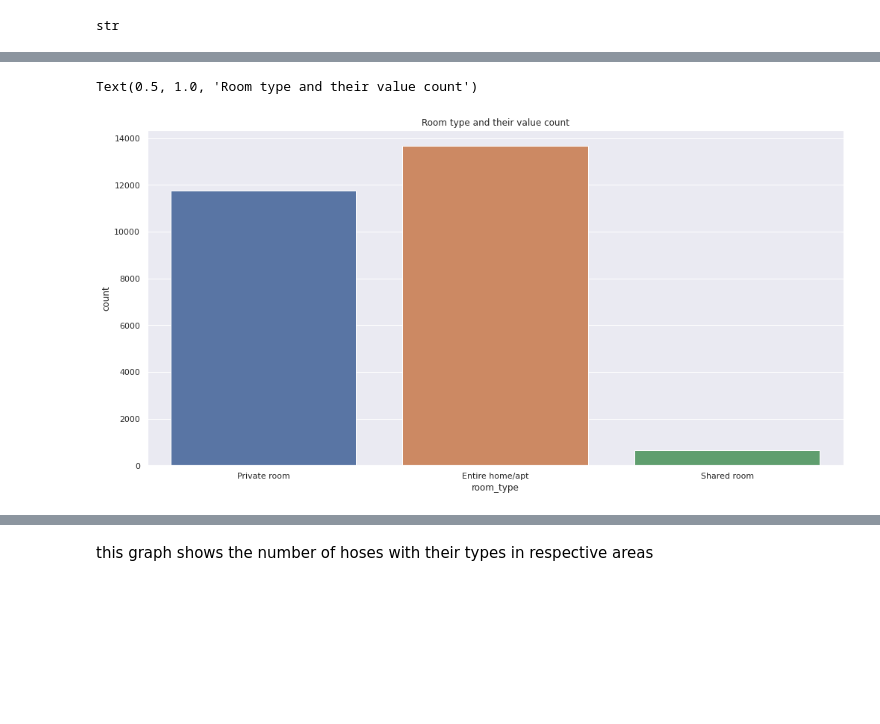
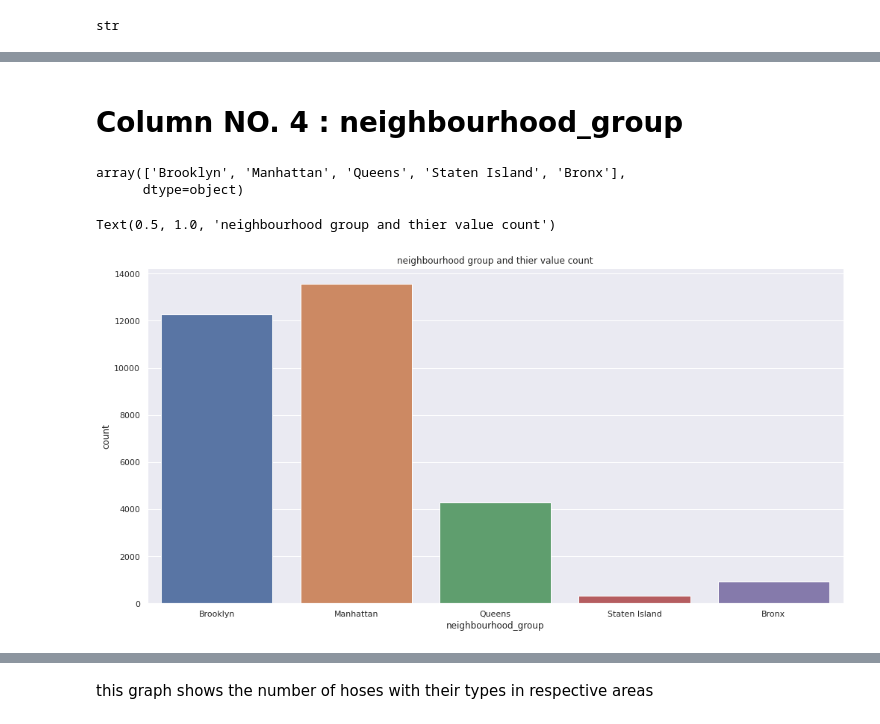
Before and after one commit to Ali-Asgar-Lakdawala/EDA-airbnb, a Jupyter notebook: Ali_Asgar_Airbnb_Bookings_Analysis_Capstone_Project.ipynb, the cells around one changed output, grey strips where cells are left out. Cells and saved outputs as stored; diff of their text form; code cells hidden in the pictures; blank space fills up the shorter version.

Commit message:
separated all the graph column wise and added new graphs and observations

```diff
--- a/Ali_Asgar_Airbnb_Bookings_Analysis_Capstone_Project.ipynb
+++ b/Ali_Asgar_Airbnb_Bookings_Analysis_Capstone_Project.ipynb
@@ -51,9 +52,3 @@ Data columns (total 16 columns):
  15  availability_365                48895 non-null  int64
 dtypes: float64(3), int64(7), object(6)
 memory usage: 6.0+ MB
-# %%
-df.dropna(inplace = True)
-df.drop_duplicates(inplace = True)
-df=df.loc[df['price']>0]
-df=df.loc[df['price']<2000]
-df=df.loc[df['availability_365']>0]
@@ -80,3 +77,13 @@ memory usage: 3.4+ MB
+# %%
+df_with_na=df
+df['reviews_per_month'] = df['reviews_per_month'].fillna(0)
+# df['last_review'] = df['last_review'].fillna(0)
+df['host_name'] = df['host_name'].replace(np.nan, 'apsent')
+df['name'] = df['name'].replace(np.nan, 'apsent')
+# df.dropna(inplace = True)
+df.drop_duplicates(inplace = True)
+df=df.loc[df['price']>0]
+df=df.loc[df['availability_365']>0]
 # %%
 df.head(1)
 # %% [output]
@@ -109,9 +116,6 @@ memory usage: 4.6+ MB
 # %%
 #converting date str to date time object
 df['last_review']=pd.to_datetime(df['last_review'])
-df['last_review_day'] = df['last_review'].dt.day
-df['last_review_month'] = df['last_review'].dt.month
-df['last_review_year'] = df['last_review'].dt.year
 # %%
 df.info()
 # %% [output]
@@ -135,4 +138,0 @@ memory usage: 5.2+ MB
-# %%
-#removing the nan values from the host name
-df=df.loc[~df['host_name'].isna()]
-df.info()
@@ -159,5 +212,12 @@ df['total_profit']=df['reviews_per_month']*df['price']
+# %% [markdown]
+# Column NO. 4 : neighbourhood_group
+# %%
+df.neighbourhood_group.unique()
+# %% [output]
+array(['Brooklyn', 'Manhattan', 'Queens', 'Staten Island', 'Bronx'],
+      dtype=object)
 # %%
-sns.countplot(x=df['room_type']).set_title('Room type and their value count')
+sns.countplot(df.neighbourhood_group).set_title('neighbourhood group and thier value count')
 # %% [output]
-Text(0.5, 1.0, 'Room type and their value count')
+Text(0.5, 1.0, 'neighbourhood group and thier value count')
-[figure, old version]
+[figure, new version]
```
Also changed, not shown: parts of 93 cells of this notebook.
